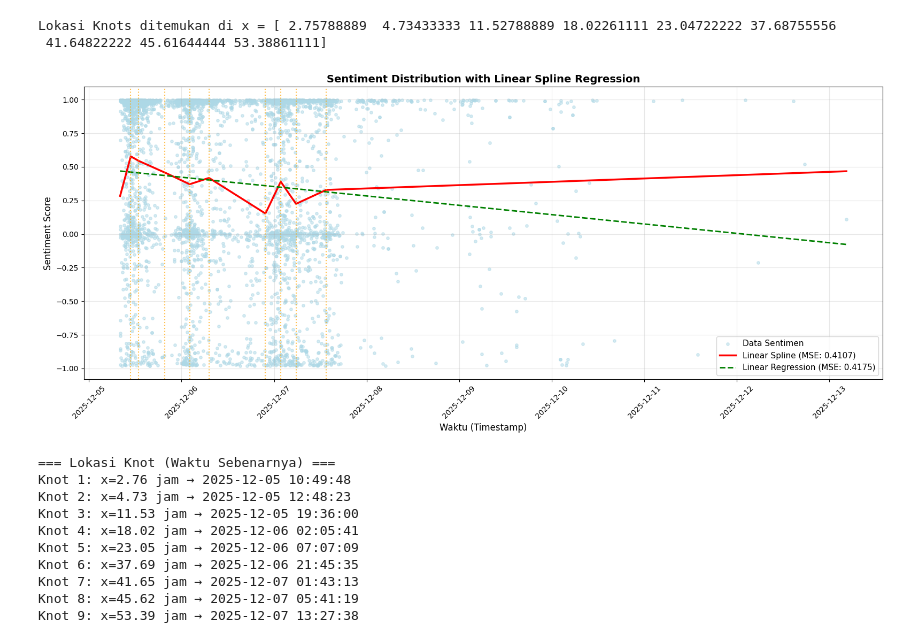
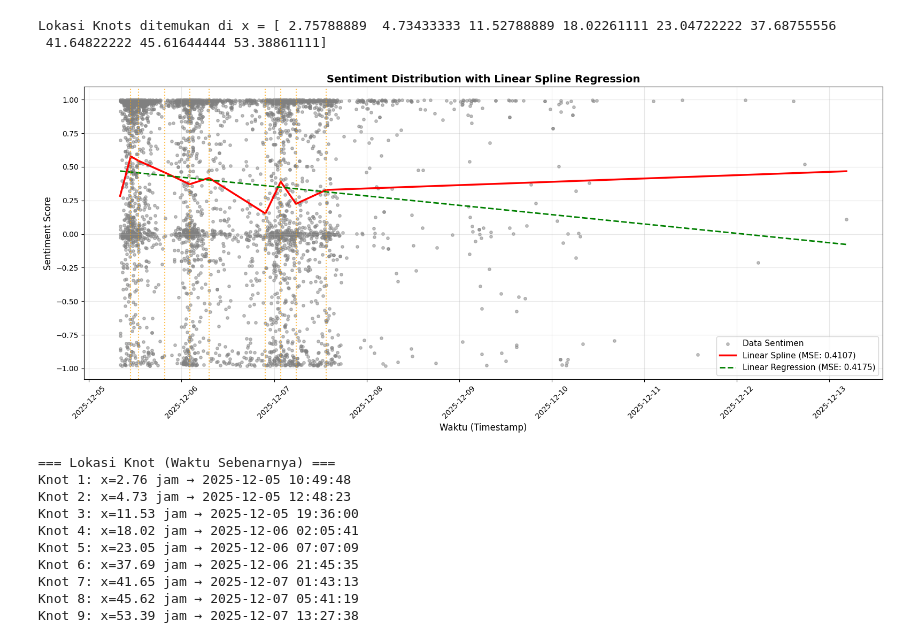
Before and after one commit to YehezkielG/sentiment-spline-truncated-bencana-banjir, a Jupyter notebook: notebook.ipynb, the cells around one changed output. Saved outputs shown, nothing was run; the diff lists cells and outputs as text; code cells hidden in the pictures.

```diff
--- a/notebook.ipynb
+++ b/notebook.ipynb
@@ -190,58 +195,49 @@ y_pred = final_model.predict(X_spline)
 model_no_spline = Model()
 model_no_spline.fit(x.reshape(-1, 1), y)
 y_pred_linear = model_no_spline.predict(x.reshape(-1, 1))
 
-# Calculate MSE
+# MSE
 mse_spline = mean_squared_error(y, y_pred)
 mse_linear = mean_squared_error(y, y_pred_linear)
 
-# Konversi x (jam) kembali ke timestamp asli
+# x (hours) → timestamps
 x_timestamps = start_time + pd.to_timedelta(x, unit='h')
 
-# --- PERBAIKAN DI SINI ---
-# Dapatkan index yang membuat x_timestamps menjadi urut
-sorted_indices = np.argsort(x_timestamps)
+# sort for line plots
+idx = np.argsort(x_timestamps)
+x_sorted = x_timestamps[idx]
+y_pred_sorted = y_pred[idx]
+y_pred_linear_sorted = y_pred_linear[idx]
 
-# Urutkan sumbu X dan hasil prediksi (y_pred) berdasarkan index tersebut
-x_sorted = x_timestamps[sorted_indices]
-y_pred_sorted = y_pred[sorted_indices]
-
-# Lakukan hal yang sama untuk Linear Regression agar rapi (opsional jika sudah lurus)
-y_pred_linear_sorted = y_pred_linear[sorted_indices]
-
-# Konversi posisi knot ke timestamp (tidak perlu sort karena biasanya knot sudah urut)
+# knots → timestamps
 knot_timestamps = start_time + pd.to_timedelta(final_knots, unit='h')
 
 plt.figure(figsize=(16, 7))
-
-# Scatter plot TIDAK perlu di-sort (karena titik berdiri sendiri), tapi agar konsisten boleh saja
-plt.scatter(x_timestamps, y, alpha=0.5, s=15, label='Data Sentimen', color='lightblue')
-
-# Plot garis menggunakan data yang SUDAH DIURUTKAN
+plt.scatter(x_timestamps, y, alpha=0.5, s=15, label='Data Sentimen', color='gray')
 plt.plot(x_sorted, y_pred_sorted, color='red', linewidth=2.5, label=f'Linear Spline (MSE: {mse_spline:.4f})')
 plt.plot(x_sorted, y_pred_linear_sorted, color='green', linewidth=2, linestyle='--', label=f'Linear Regression (MSE: {mse_linear:.4f})')
 
-# Tampilkan hanya setiap knot ke-n untuk menghindari overcrowding
-step = max(1, len(final_knots) // 10)  # Tampilkan maksimal 10 knot
-for i, knot_time in enumerate(knot_timestamps):
+# show up to ~10 knot guides
+step = max(1, len(final_knots) // 10)
+for i, kt in enumerate(knot_timestamps):
     if i % step == 0:
-        plt.axvline(knot_time, color='orange', linestyle=':', linewidth=1.5, alpha=0.7)
+        plt.axvline(kt, color='orange', linestyle=':', linewidth=1.5, alpha=0.7)
 
 plt.title("Sentiment Distribution with Linear Spline Regression", fontsize=14, fontweight='bold')
 plt.xlabel("Waktu (Timestamp)", fontsize=12)
 plt.ylabel("Sentiment Score", fontsize=12)
 plt.legend(fontsize=11)
 plt.grid(True, alpha=0.3)
 plt.xticks(rotation=45)
 plt.tight_layout()
 plt.show()
 
-# Print knot timestamps
-print(f"\n=== Lokasi Knot (Waktu Sebenarnya) ===")
+# print knot times
+print("\n=== Lokasi Knot (Waktu Sebenarnya) ===")
 for i, (knot_x, knot_time) in enumerate(zip(final_knots, knot_timestamps), 1):
     print(f"Knot {i}: x={knot_x:.2f} jam → {knot_time.strftime('%Y-%m-%d %H:%M:%S')}")
 # %% [output]
-[figure, old version]
+[figure, new version]
 === Lokasi Knot (Waktu Sebenarnya) ===
 Knot 1: x=2.76 jam → 2025-12-05 10:49:48
 Knot 2: x=4.73 jam → 2025-12-05 12:48:23
```
Also changed, not shown: parts of 10 cells of this notebook.
